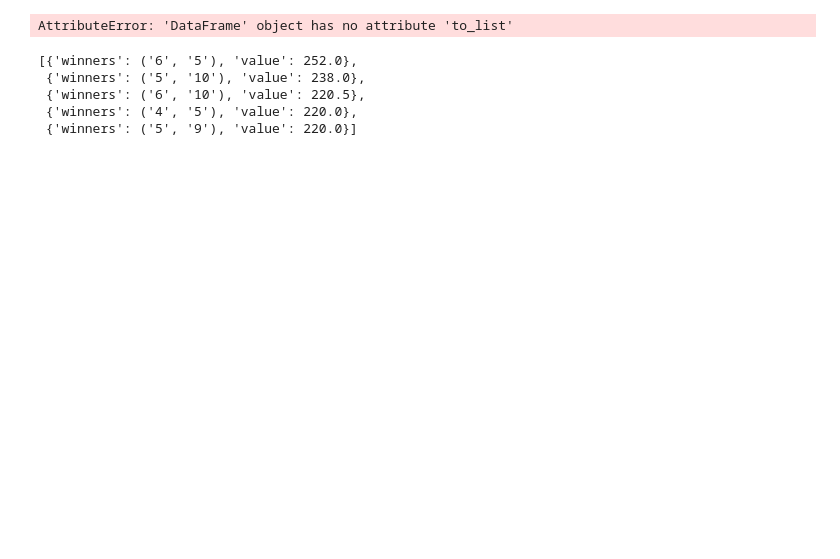
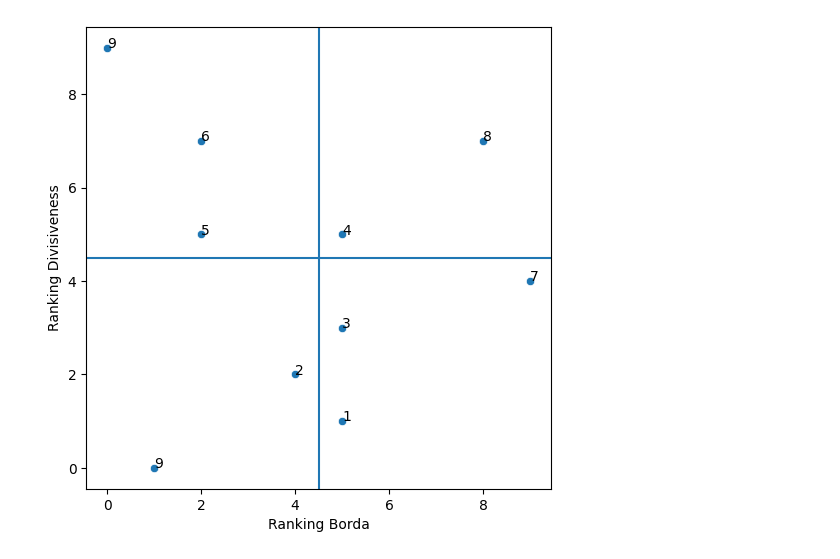
Before and after one commit to CenterForCollectiveLearning/comchoice, a Jupyter notebook: examples/Convert Preflib.ipynb, the cells around one changed output. Cells and saved outputs as stored; diff of their text form; code cells hidden in the pictures; blank space fills up the shorter version.

```diff
--- a/examples/Convert Preflib.ipynb
+++ b/examples/Convert Preflib.ipynb
@@ -27,0 +35,3 @@ nodes
+# %%
+edges1 = edges.head(2)
+edges1
@@ -36,0 +50,9 @@ pav
+# %%
+df_dv = divisiveness(
+    edges1,
+    convert_pairwise=True,
+    convert_pairwise_kws=dict(dtype = "ballot"),
+    method=win_rate
+)
+
+df_dv
@@ -36,0 +70,3 @@ pav
+# %%
+dv_ag = borda(edges1)
+dv_ag
@@ -36,0 +98,11 @@ pav
+# %%
+fig, ax = plt.subplots(figsize=(6, 6))
+
+data = pd.merge(df_dv, dv_ag, on="alternative", how="outer").fillna(0)
+g = sns.scatterplot(x="value_y", y="value_x", data=data)
+
+plt.axvline(x=data.value_y.median())
+plt.axhline(y=data.value_x.median())
+
+for i, row in data.iterrows():
+    g.text(row["value_y"], row["value_x"], row["alternative"])
@@ -37,13 +111,17 @@ pav
+# %%
+fig, ax = plt.subplots(figsize=(6, 6))
+
+data = pd.merge(df_dv, dv_ag, on="alternative", how="outer").fillna(0)
+g = sns.scatterplot(x="rank_y", y="rank_x", data=data)
+g.set_xlabel("Ranking Borda")
+g.set_ylabel("Ranking Divisiveness")
+plt.axvline(x=data.rank_y.median())
+plt.axhline(y=data.rank_x.median())
+
+for i, row in data.iterrows():
+    g.text(row["rank_y"], row["rank_x"], row["alternative"])
+# %% [output]
+[figure, added]
 # %%
-df = pav(edges, n_seats=2, ballot="winners")
-df.head().to_list()
+# df = pav(edges, n_seats=2, ballot="winners")
+# df.head().to_list()
-# %% [output]
-AttributeError: 'DataFrame' object has no attribute 'to_list'
-# %%
-df.head().to_dict(orient="records")
-# %% [output]
-[{'winners': ('6', '5'), 'value': 252.0},
- {'winners': ('5', '10'), 'value': 238.0},
- {'winners': ('6', '10'), 'value': 220.5},
- {'winners': ('4', '5'), 'value': 220.0},
- {'winners': ('5', '9'), 'value': 220.0}]
```
Also changed, not shown: parts of 12 cells of this notebook, 10 other files.
